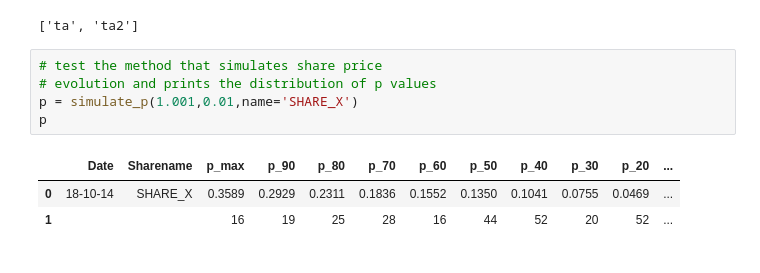
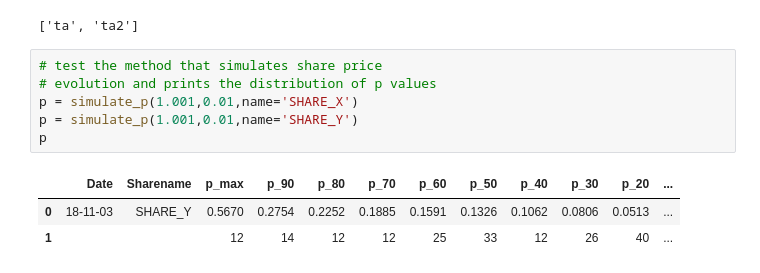
Before and after one commit to pasc85/trading_account_logbook, a Jupyter notebook: ta_testing.ipynb, the cells around one changed output. Saved outputs shown, nothing was run; the diff lists cells and outputs as text.

Commit message:
Modified notebooks to include new simulate_p method.

```diff
--- a/ta_testing.ipynb
+++ b/ta_testing.ipynb
@@ -127,9 +128,10 @@ Switched to existing account, ta.
 # %%
 # test the method that simulates share price
 # evolution and prints the distribution of p values
 p = simulate_p(1.001,0.01,name='SHARE_X')
+p = simulate_p(1.001,0.01,name='SHARE_Y')
 p
 # %% [output]
 |  | Date | Sharename | p_max | p_90 | p_80 | p_70 | p_60 | p_50 | p_40 | p_30 | p_20 | ... |
-| 0 | 18-10-14 | SHARE_X | 0.3589 | 0.2929 | 0.2311 | 0.1836 | 0.1552 | 0.1350 | 0.1041 | 0.0755 | 0.0469 | ... |
-| 1 |  |  | 16 | 19 | 25 | 28 | 16 | 44 | 52 | 20 | 52 | ... |
+| 0 | 18-11-03 | SHARE_Y | 0.5670 | 0.2754 | 0.2252 | 0.1885 | 0.1591 | 0.1326 | 0.1062 | 0.0806 | 0.0513 | ... |
+| 1 |  |  | 12 | 14 | 12 | 12 | 25 | 33 | 12 | 26 | 40 | ... |
```
Also changed, not shown: parts of 2 cells of this notebook, 1 other file.
